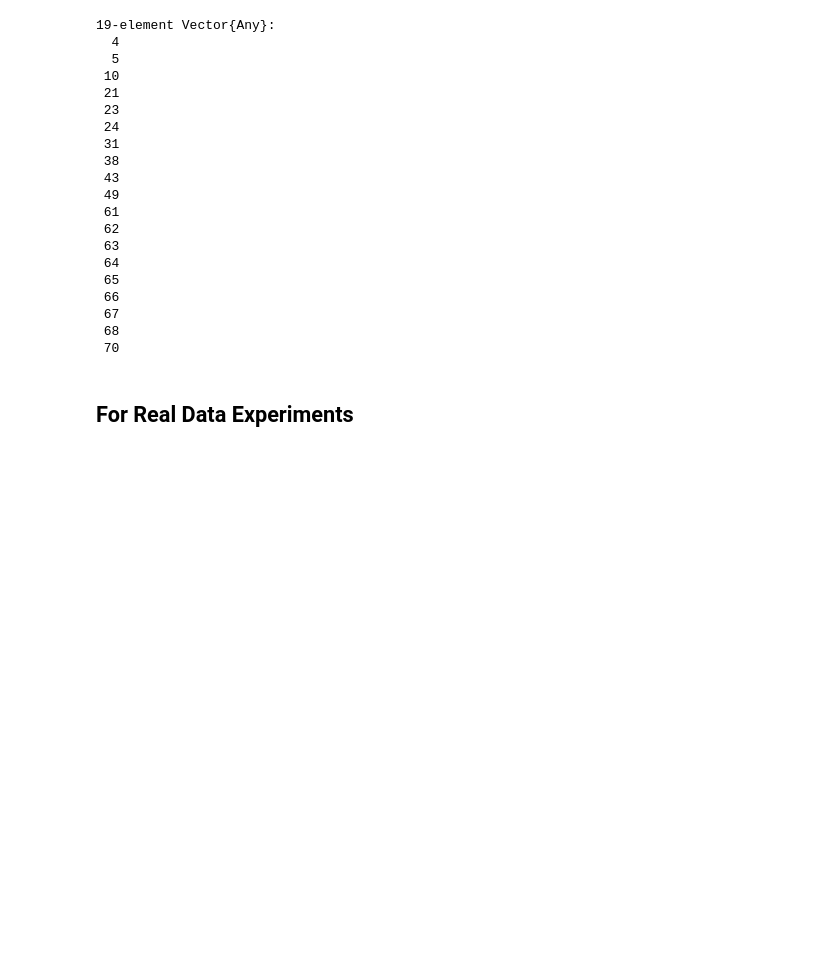
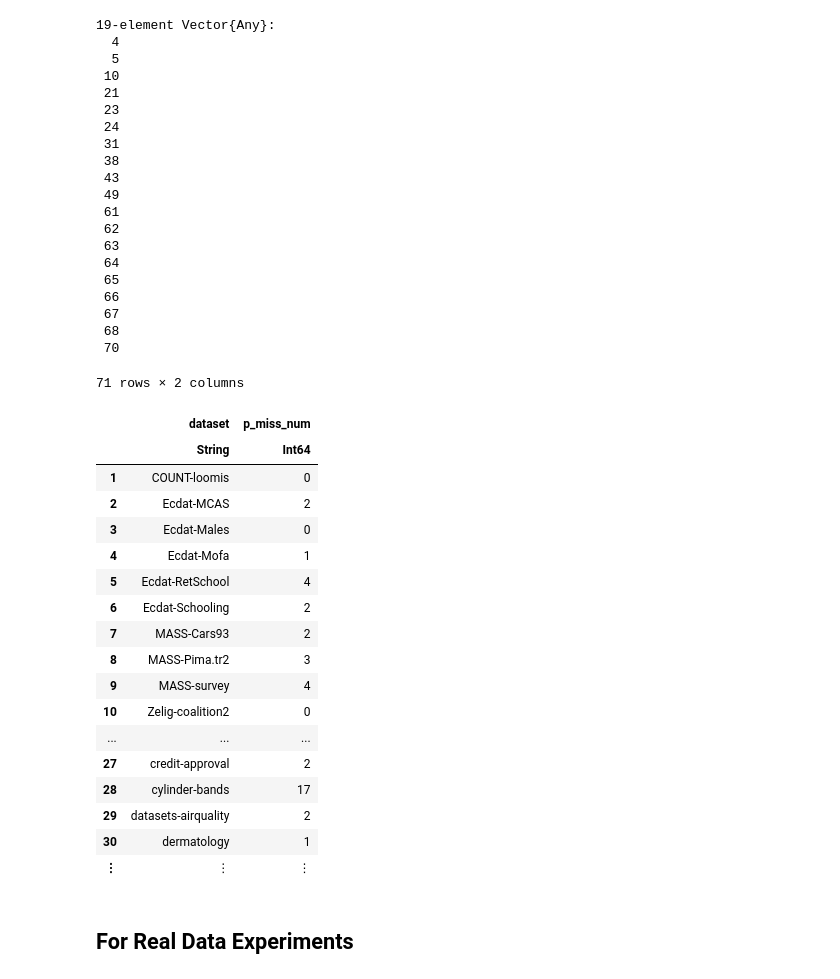
Before and after one commit to adelarue/PMD, a Jupyter notebook: results/Compile results together.ipynb, the cells around one changed output. Drawn from its saved outputs; the diff is of its cells as text; code cells hidden in the pictures; blank space fills up the shorter version.

```diff
--- a/results/Compile results together.ipynb
+++ b/results/Compile results together.ipynb
@@ -178,14 +187,35 @@ end
 # %%
 df1 = CSV.read("pattern_counts_allfeat.csv", DataFrame) #Before one-hot-encoding
 select!(df1, [:Name, :n, :p, :Num_Patterns, :p_miss])
 rename!(df1, :p => :p_all, :p_miss => :p_miss_all)
 df2 = CSV.read("pattern_counts_numonly.csv", DataFrame) #After one-hot-encoding
 select!(df2, [:Name, :p, :p_miss])
 rename!(df2, :p => :p_num, :p_miss => :p_miss_num)
 df = innerjoin(df1, df2, on=:Name, makeunique=true)
 df[!,:missing_num] .= df[:,:p_miss_num]
 df[!,:missing_cat] .= df[:,:p_miss_all] .- df[:,:p_miss_num]
-sort!(df, [:missing_num, :missing_cat, :Name])
+rename!(df, :Name => :dataset)
+select!(df, [:dataset, :p_miss_num])
+# %% [output]
+71 rows × 2 columns
+|  | dataset | p_miss_num |
+|  | String | Int64 |
+| 1 | COUNT-loomis | 0 |
+| 2 | Ecdat-MCAS | 2 |
+| 3 | Ecdat-Males | 0 |
+| 4 | Ecdat-Mofa | 1 |
+| 5 | Ecdat-RetSchool | 4 |
+| 6 | Ecdat-Schooling | 2 |
+| 7 | MASS-Cars93 | 2 |
+| 8 | MASS-Pima.tr2 | 3 |
+| 9 | MASS-survey | 4 |
+| 10 | Zelig-coalition2 | 0 |
+| ... | ... | ... |
+| 27 | credit-approval | 2 |
+| 28 | cylinder-bands | 17 |
+| 29 | datasets-airquality | 2 |
+| 30 | dermatology | 1 |
+| ⋮ | ⋮ | ⋮ |
 # %% [markdown]
 ## For Real Data Experiments
 # %%
```
Also changed, not shown: parts of 3 cells of this notebook, 3 other files.
